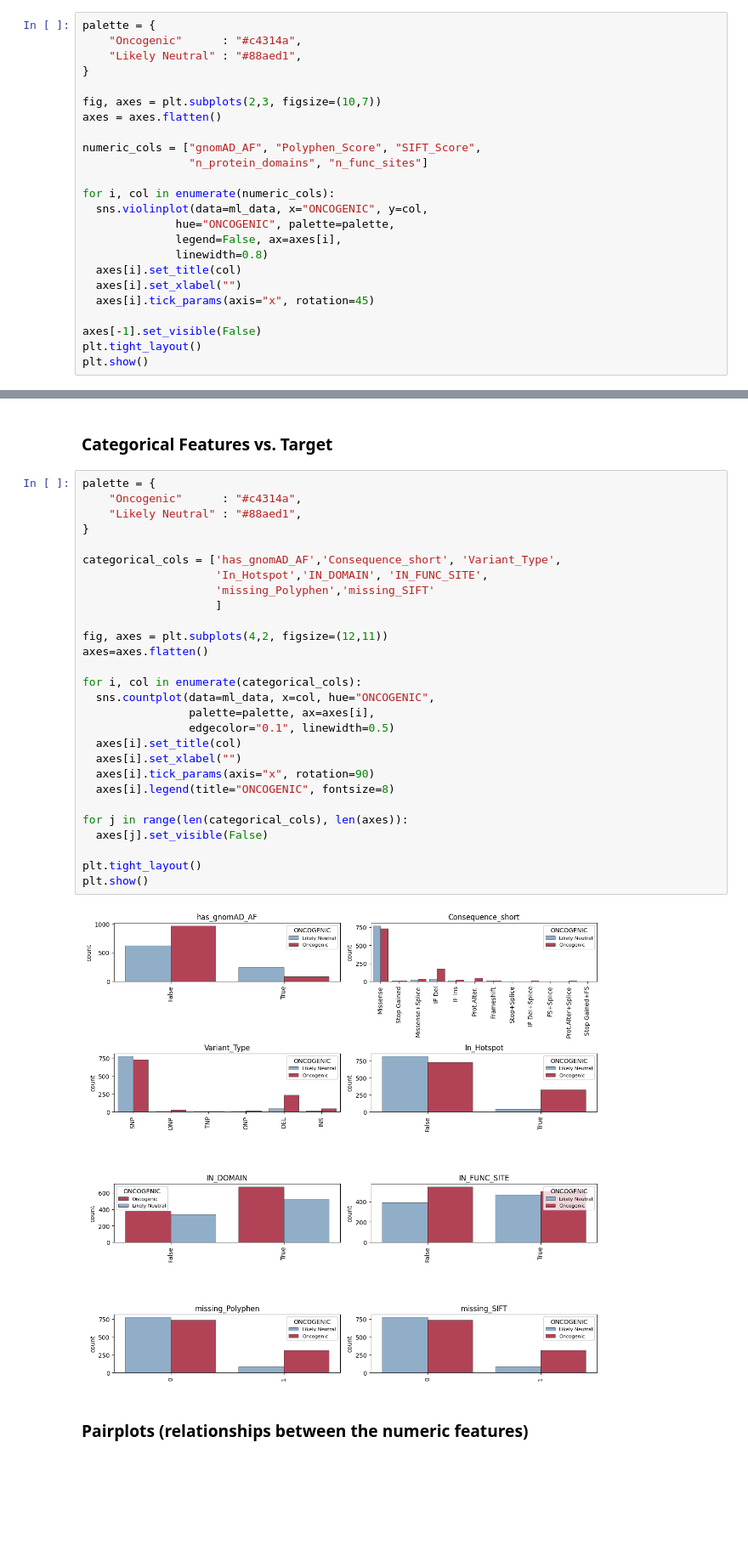
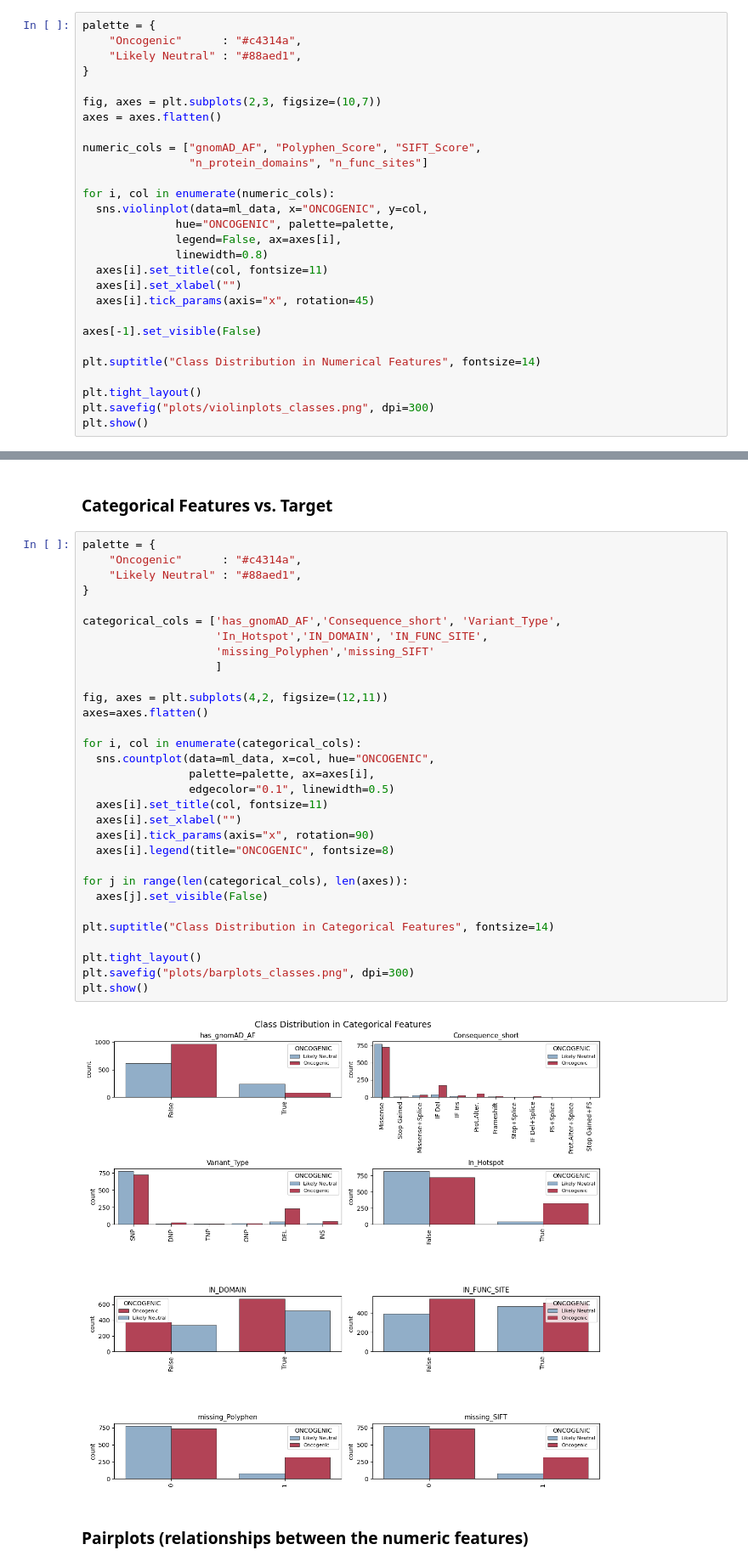
Before and after one commit to anekleiven/machine_learning_pipeline, a Jupyter notebook: 02_Exploratory_Analysis.ipynb, the cells around one changed output, grey strips where cells are left out. Shown at 85% size. Drawn from its saved outputs; the diff is of its cells as text; blank space fills up the shorter version.

```diff
--- a/02_Exploratory_Analysis.ipynb
+++ b/02_Exploratory_Analysis.ipynb
@@ -301,11 +313,15 @@ for i, col in enumerate(numeric_cols):
               hue="ONCOGENIC", palette=palette,
               legend=False, ax=axes[i],
               linewidth=0.8)
-  axes[i].set_title(col)
+  axes[i].set_title(col, fontsize=11)
   axes[i].set_xlabel("")
   axes[i].tick_params(axis="x", rotation=45)
 
 axes[-1].set_visible(False)
+
+plt.suptitle("Class Distribution in Numerical Features", fontsize=14)
+
 plt.tight_layout()
+plt.savefig("plots/violinplots_classes.png", dpi=300)
 plt.show()
 # %% [output]
@@ -315,33 +331,36 @@ plt.show()
 # %%
 palette = {
     "Oncogenic"      : "#c4314a",
     "Likely Neutral" : "#88aed1",
 }
 
 categorical_cols = ['has_gnomAD_AF','Consequence_short', 'Variant_Type',
                     'In_Hotspot','IN_DOMAIN', 'IN_FUNC_SITE',
                     'missing_Polyphen','missing_SIFT'
                     ]
 
 fig, axes = plt.subplots(4,2, figsize=(12,11))
 axes=axes.flatten()
 
 for i, col in enumerate(categorical_cols):
   sns.countplot(data=ml_data, x=col, hue="ONCOGENIC",
                 palette=palette, ax=axes[i],
                 edgecolor="0.1", linewidth=0.5)
-  axes[i].set_title(col)
+  axes[i].set_title(col, fontsize=11)
   axes[i].set_xlabel("")
   axes[i].tick_params(axis="x", rotation=90)
   axes[i].legend(title="ONCOGENIC", fontsize=8)
 
 for j in range(len(categorical_cols), len(axes)):
   axes[j].set_visible(False)
 
+plt.suptitle("Class Distribution in Categorical Features", fontsize=14)
+
 plt.tight_layout()
+plt.savefig("plots/barplots_classes.png", dpi=300)
 plt.show()
 # %% [output]
-[figure, old version]
+[figure, new version]
 # %% [markdown]
 ### Pairplots (relationships between the numeric features)
 # %%
```
Also changed, not shown: parts of 12 cells of this notebook, 15 other files.
